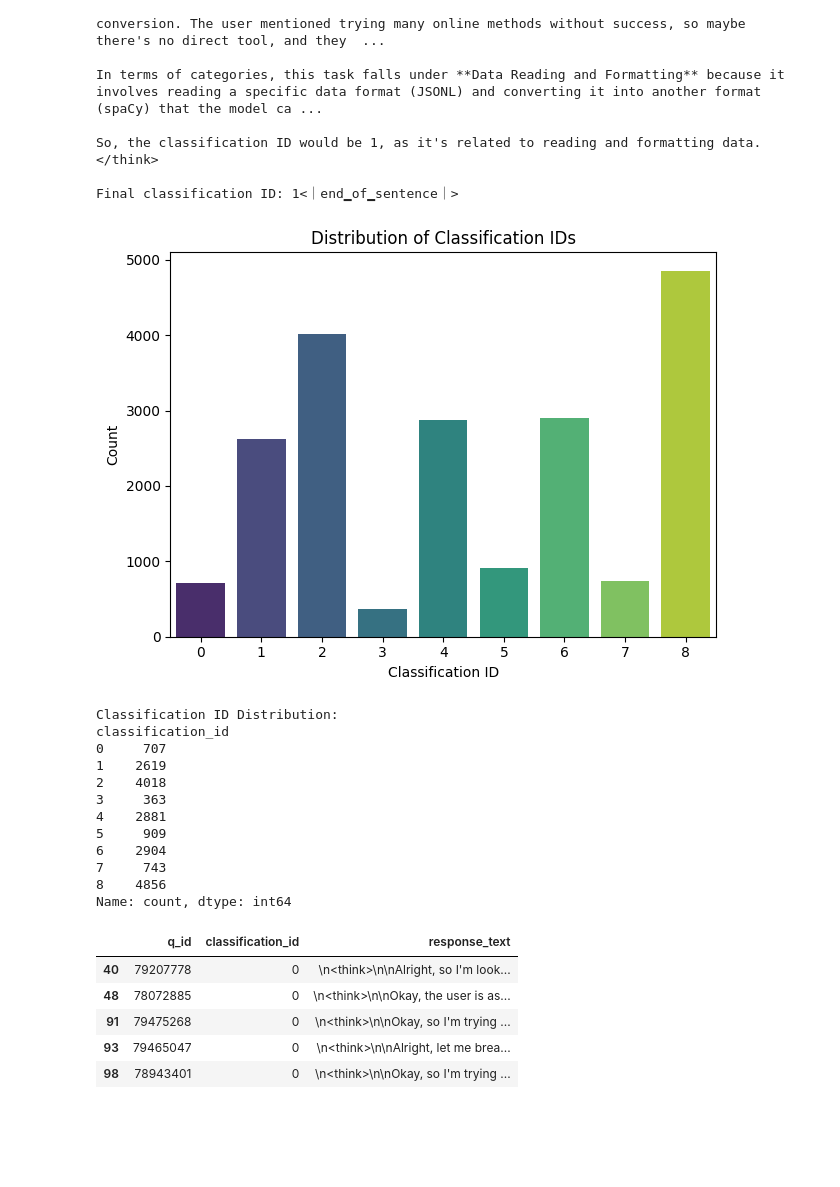
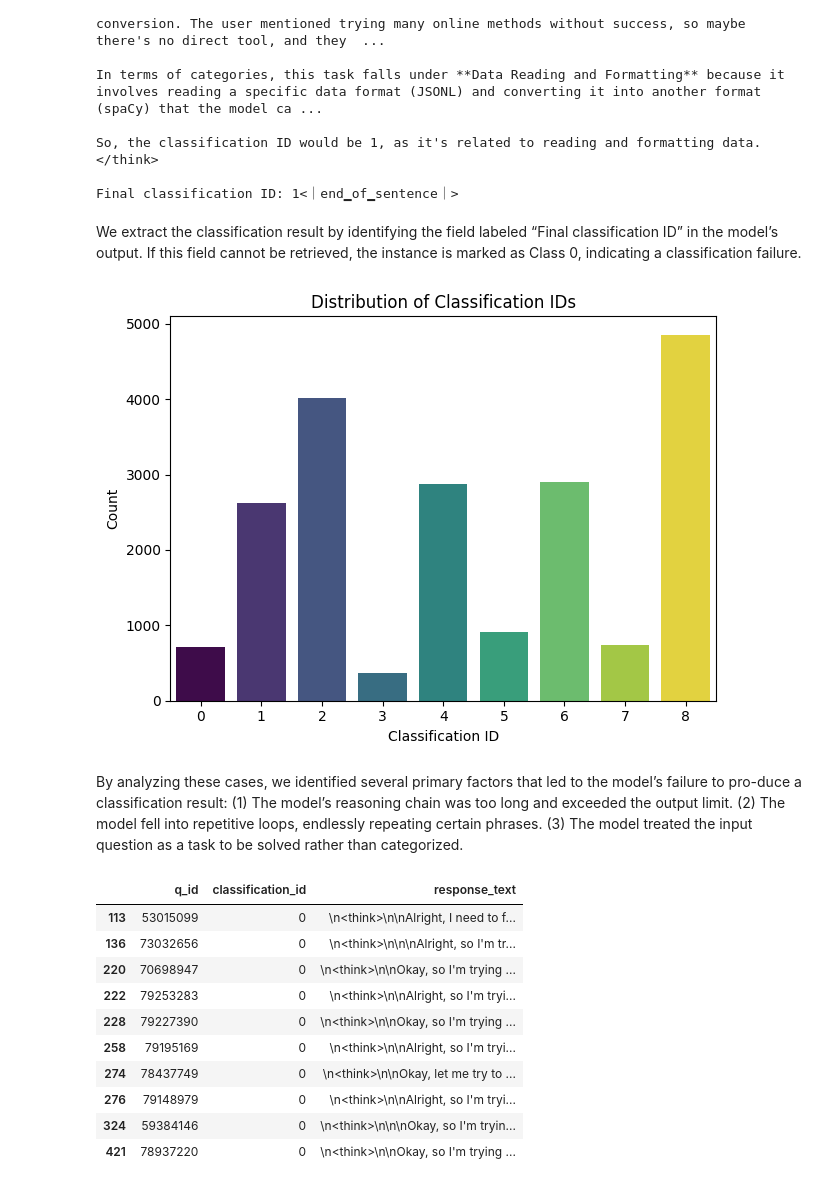
Before and after one commit to GuGu97/NLP_A2_2025, a Jupyter notebook: main.ipynb, the cells around one changed output. Saved outputs shown, nothing was run; the diff lists cells and outputs as text; code cells hidden in the pictures; blank space fills up the shorter version.

```diff
--- a/main.ipynb
+++ b/main.ipynb
@@ -379,39 +382,25 @@ classified_df = classifier.classify_all(
     max_chars=2000,
     max_tokens=512,
 )
-# %%
-# test cell need to be removed
-import model.classify_model as classifier
-import data.data_loader as loader
-import pandas as pd
-
-
-data = loader.get_data()
-classified_df = pd.read_csv("classified_output_1.csv", encoding="utf-8")
-# classified_df_label_0 = pd.read_csv("output_label_0.csv", encoding="utf-8")
+# %% [markdown]
+We extract the classification result by identifying the field labeled “Final classification ID” in the model’s output. If this field cannot be retrieved, the instance is marked as Class 0, indicating a classification failure.
 # %%
 classifier.result_visualize(classified_df)
-classifier.print_classification_distribution(classified_df)
 # %% [output]
-[figure, old version]
+[figure, new version]
-Classification ID Distribution:
-classification_id
-0     707
-1    2619
-2    4018
-3     363
-4    2881
-5     909
-6    2904
-7     743
-8    4856
-Name: count, dtype: int64
+# %% [markdown]
+By analyzing these cases, we identified several primary factors that led to the model’s failure to pro-duce a classification result: (1) The model’s reasoning chain was too long and exceeded the output limit. (2) The model fell into repetitive loops, endlessly repeating certain phrases. (3) The model treated the input question as a task to be solved rather than categorized.
 # %%
-classified_df[classified_df['classification_id'] == 0].head()
+classified_df[classified_df['classification_id'] == 0].head(10)
 # %% [output]
 |  | q_id | classification_id | response_text |
-| 40 | 79207778 | 0 | \n<think>\n\nAlright, so I'm look... |
-| 48 | 78072885 | 0 | \n<think>\n\nOkay, the user is as... |
-| 91 | 79475268 | 0 | \n<think>\n\nOkay, so I'm trying ... |
-| 93 | 79465047 | 0 | \n<think>\n\nAlright, let me brea... |
-| 98 | 78943401 | 0 | \n<think>\n\nOkay, so I'm trying ... |
+| 113 | 53015099 | 0 | \n<think>\n\nAlright, I need to f... |
+| 136 | 73032656 | 0 | \n<think>\n\n\nAlright, so I'm tr... |
+| 220 | 70698947 | 0 | \n<think>\n\nOkay, so I'm trying ... |
+| 222 | 79253283 | 0 | \n<think>\n\nAlright, so I'm tryi... |
+| 228 | 79227390 | 0 | \n<think>\n\nOkay, so I'm trying ... |
+| 258 | 79195169 | 0 | \n<think>\n\nAlright, so I'm tryi... |
+| 274 | 78437749 | 0 | \n<think>\n\nOkay, let me try to ... |
+| 276 | 79148979 | 0 | \n<think>\n\nAlright, so I'm tryi... |
+| 324 | 59384146 | 0 | \n<think>\n\n\nOkay, so I'm tryin... |
+| 421 | 78937220 | 0 | \n<think>\n\nOkay, so I'm trying ... |
```
Also changed, not shown: parts of 27 cells of this notebook, 6 other files.
